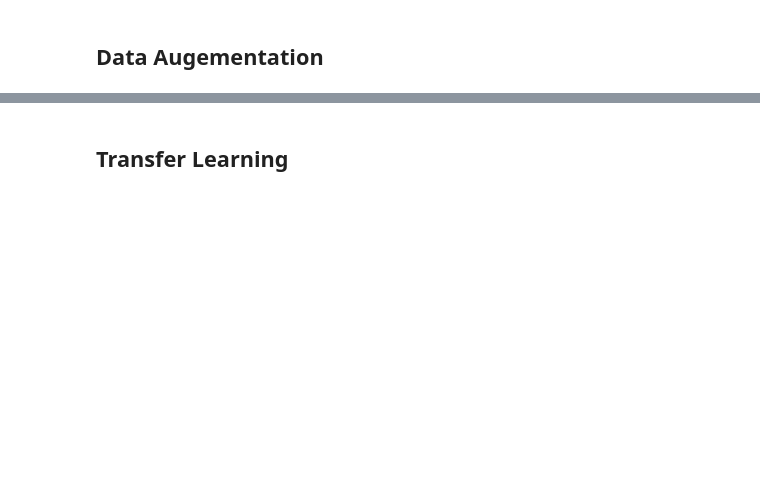
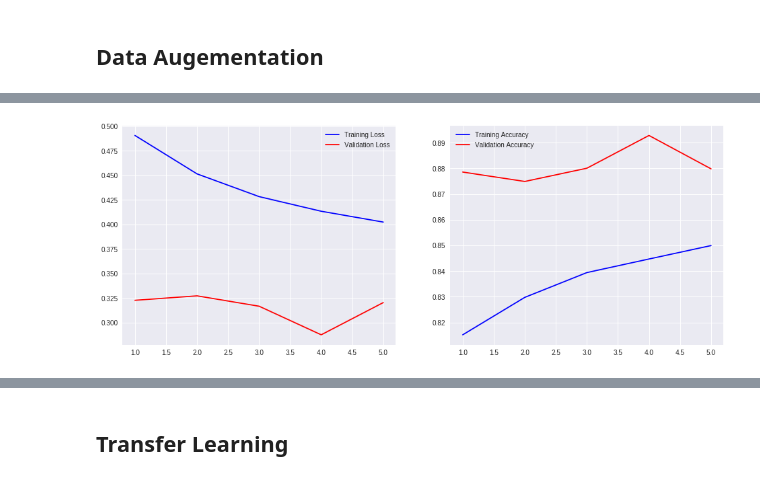
Before and after one commit to amitkaps/deep-learning, a Jupyter notebook: 04-Transfer-Learning.ipynb, the cells around one changed output, grey strips where cells are left out. Cells and saved outputs as stored; diff of their text form; code cells hidden in the pictures; blank space fills up the shorter version.

```diff
--- a/04-Transfer-Learning.ipynb
+++ b/04-Transfer-Learning.ipynb
@@ -145,6 +150,6 @@ datagen = ImageDataGenerator(
 datagen.fit(x_train)
 # %%
 # fits the model on batches with real-time data augmentation:
-#history = cnn.fit_generator(datagen.flow(x_train_conv, y_train_class, batch_size=32),
-                            validation_data=(x_val, y_val), use_multiprocessing=True,
-                    steps_per_epoch=len(x_train_conv) / 32, epochs=2)
+history = cnn.fit_generator(datagen.flow(x_train_conv, y_train_class, batch_size=32),
+                             validation_data=(x_val, y_val), use_multiprocessing=True,
+                     steps_per_epoch=len(x_train_conv) / 32, epochs=5)
@@ -151,5 +163,7 @@ datagen.fit(x_train)
 # %%
-plot_metric(history)
+plot_metrics(history)
+# %% [output]
+[figure, added]
 # %%
 score = cnn.evaluate(x_test_conv, y_test_class, verbose=0)
 print('Test loss:', score[0])
```
Also changed, not shown: parts of 25 cells of this notebook, 2 other files.
